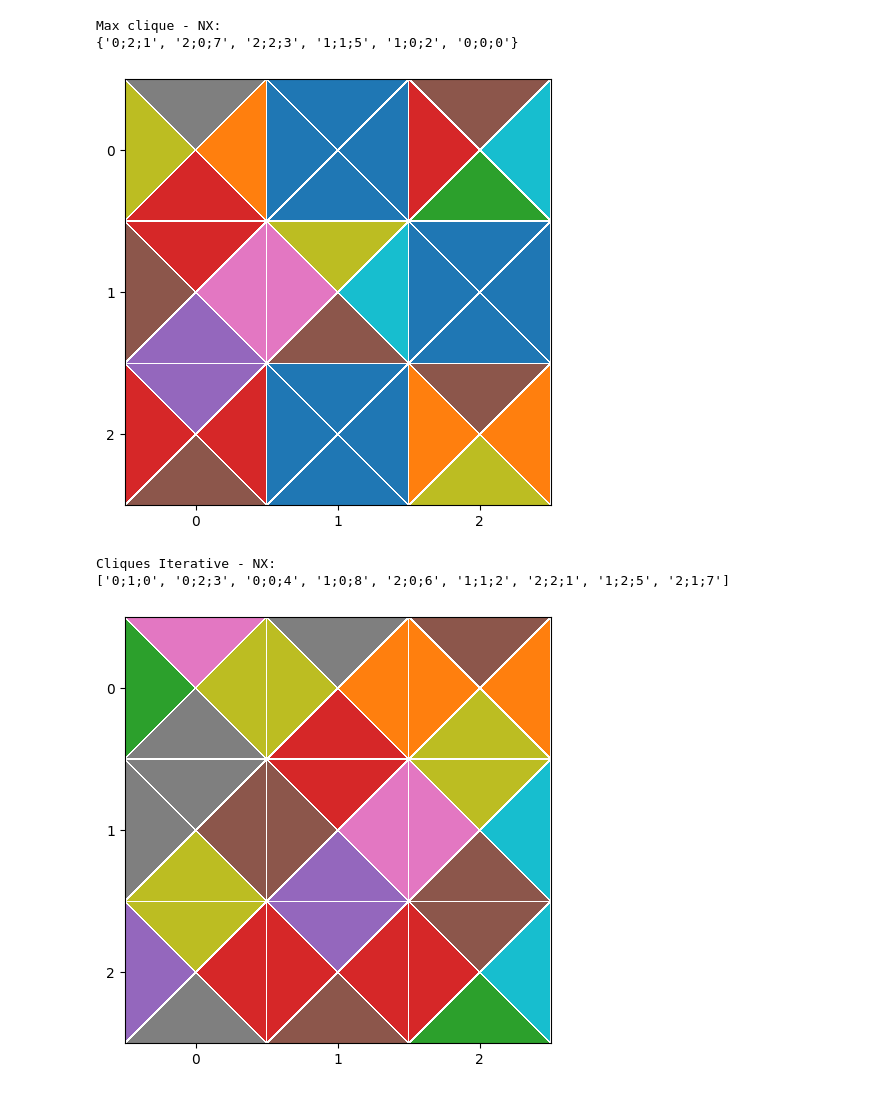
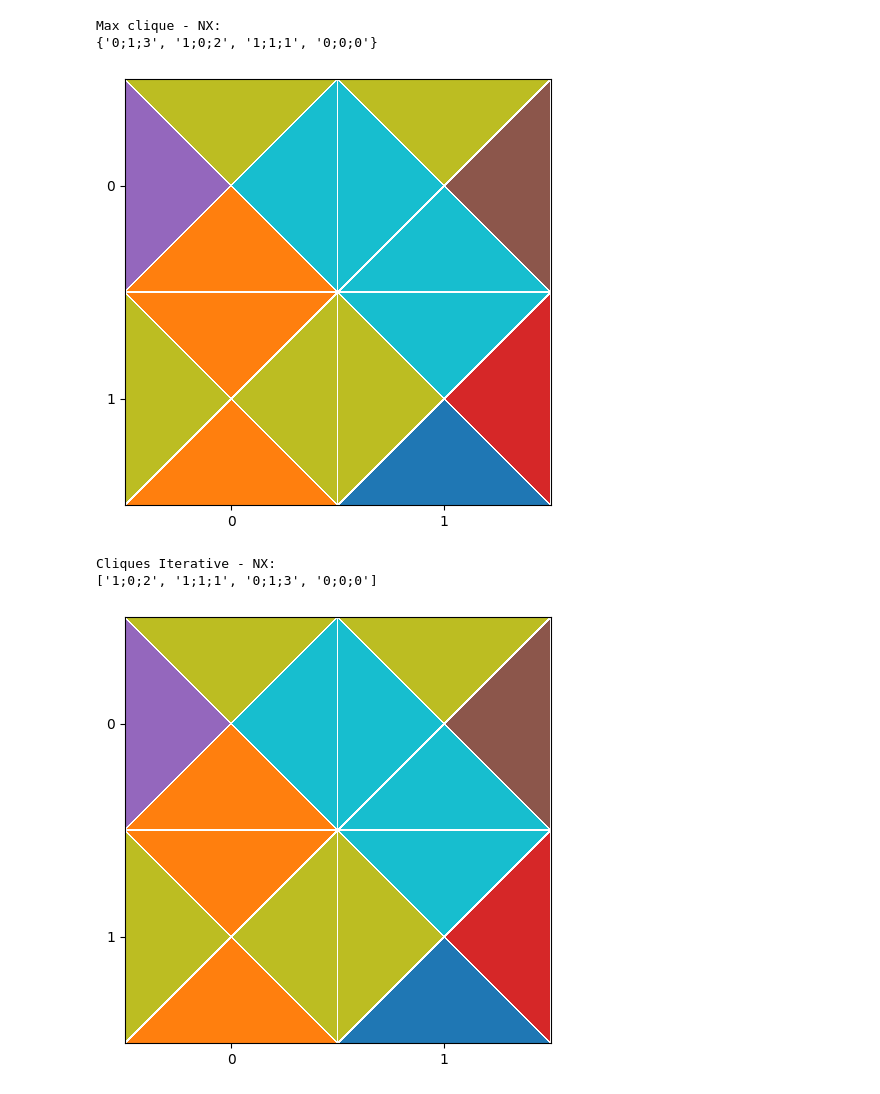
Before and after one commit to Waterboy1602/Masterproef-Code, a Jupyter notebook: TetraVex_Solver.ipynb, the cells around one changed output. Drawn from its saved outputs; the diff is of its cells as text; code cells hidden in the pictures.

```diff
--- a/TetraVex_Solver.ipynb
+++ b/TetraVex_Solver.ipynb
@@ -82,7 +82,7 @@ pieces: {0: [6, 8, 7, 2], 1: [7, 1, 3, 8], 2: [5, 1, 8, 1], 3: [7, 5, 8, 7], 4:
 # %%
 # Start board
-sizeBoard = 3
-file = open("./dataFiles/TetraVex_3x3.txt", "r")
+sizeBoard = 2
+file = open("./dataFiles/TetraVex_2x2.txt", "r")
 values, pieces = getValuesAndPieces(file)
 visualizeBoard(values, sizeBoard)
 # %% [output]
@@ -218,43 +217,41 @@ def visualizeSolution(max_clique_solution):
 # print(max_clique_algo)
 # print()
 # visualizeSolution(max_clique_algo)
 
 # Networkx - Max Clique - Vaak niet juist antwoord
 nx_max_clique = nx.approximation.max_clique(G)
 print("Max clique - NX: ")
 print(nx_max_clique)
 visualizeSolution(nx_max_clique)
 
 
 # Networkx - All Cliques Iterative
 res = nx.find_cliques(G)
 cliques = [item for item in res]
 cliques = sorted(cliques, key=lambda item: -len(item))
 print("Cliques Iterative - NX: ")
 for item in cliques:
-    print(item)
-    if(len(item) != sizeBoard*sizeBoard):
-        continue
-    else:
+    if(len(item) == sizeBoard*sizeBoard):
+        print(item)
         visualizeSolution(item)
+        break
 
 print()
 
 # Networkx - All Cliques Recursive
 res = nx.find_cliques_recursive(G)
 cliques = [item for item in res]
 cliques = sorted(cliques, key=lambda item: -len(item))
 print("Cliques Recursive - NX: ")
 for item in cliques:
-    print(item)
-    if(len(item) != sizeBoard*sizeBoard):
-        continue
-    else:
+    if(len(item) == sizeBoard*sizeBoard):
+        print(item)
         visualizeSolution(item)
+        break
 # %% [output]
 Max clique - NX:
-{'0;2;1', '2;0;7', '2;2;3', '1;1;5', '1;0;2', '0;0;0'}
+{'0;1;3', '1;0;2', '1;1;1', '0;0;0'}
-[figure, old version]
+[figure, new version]
 Cliques Iterative - NX:
-['0;1;0', '0;2;3', '0;0;4', '1;0;8', '2;0;6', '1;1;2', '2;2;1', '1;2;5', '2;1;7']
+['1;0;2', '1;1;1', '0;1;3', '0;0;0']
-[figure, old version]
+[figure, new version]
```
Also changed, not shown: parts of 4 cells of this notebook, 1 other file.
